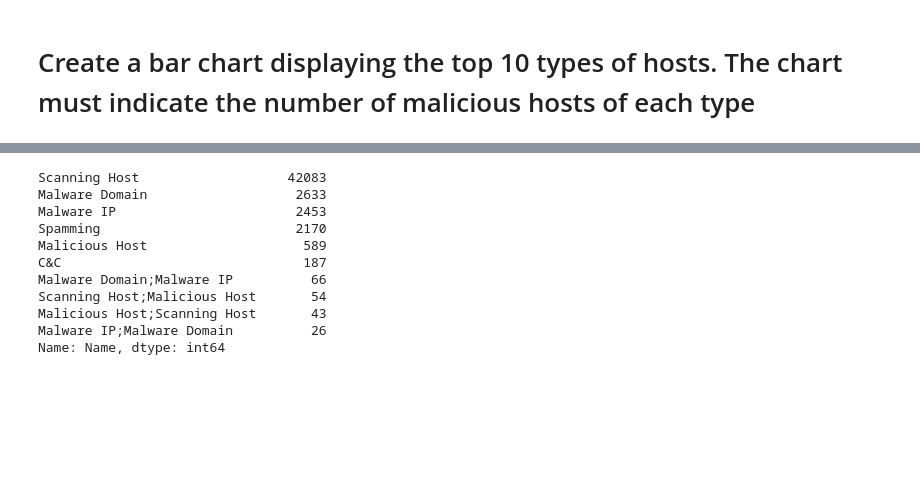
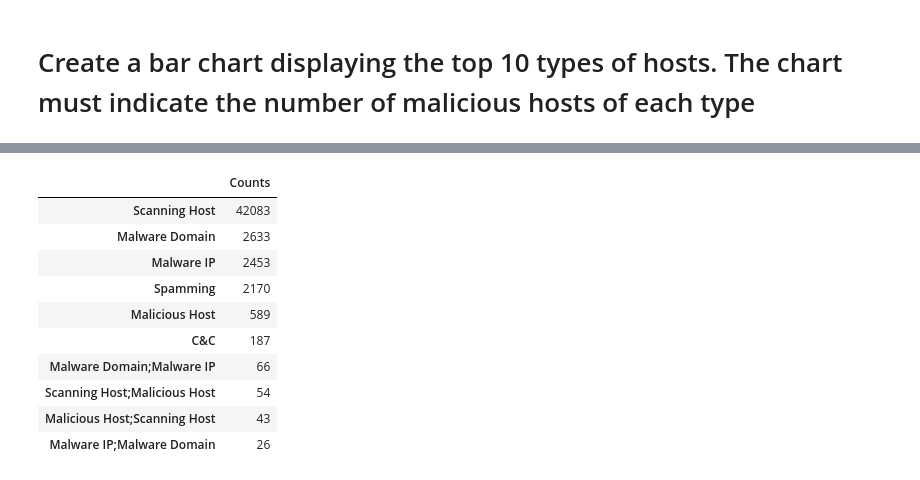
Before and after one commit to sam505/Machine_Learning, a Jupyter notebook: Alien_Vault_Data_Analysis.ipynb, the cells around one changed output, grey strips where cells are left out. Cells and saved outputs as stored; diff of their text form; code cells hidden in the pictures; blank space fills up the shorter version.

```diff
--- a/Alien_Vault_Data_Analysis.ipynb
+++ b/Alien_Vault_Data_Analysis.ipynb
@@ -87,0 +92,11 @@ df_US["Name"].value_counts()[:10].plot(kind='bar', ylabel="Counts", xlabel="Type
+# %%
+hosts = pd.DataFrame(df_US["Name"].value_counts()[:10])
+hosts.columns = ["Counts"]
+fig = go.Figure(data=[go.Bar(
+            x=hosts.index, y=hosts.Counts,
+            text=hosts.Counts,
+            textposition='auto')])
+fig.update_layout(title_text='Bar Plot of Top 10 Types of Malicious Hosts')
+fig.update_xaxes(title_text='Malicious Hosts')
+fig.update_yaxes(title_text='Counts')
+fig.show()
@@ -88,15 +105,15 @@ df_US["Name"].value_counts()[:10].plot(kind='bar', ylabel="Counts", xlabel="Type
 # %%
 # A table of tup 10 types of malicious hosts
-df_US["Name"].value_counts()[:10]
+hosts
 # %% [output]
-Scanning Host                   42083
-Malware Domain                   2633
-Malware IP                       2453
-Spamming                         2170
-Malicious Host                    589
-C&C                               187
-Malware Domain;Malware IP          66
-Scanning Host;Malicious Host       54
-Malicious Host;Scanning Host       43
-Malware IP;Malware Domain          26
-Name: Name, dtype: int64
+|  | Counts |
+| Scanning Host | 42083 |
+| Malware Domain | 2633 |
+| Malware IP | 2453 |
+| Spamming | 2170 |
+| Malicious Host | 589 |
+| C&C | 187 |
+| Malware Domain;Malware IP | 66 |
+| Scanning Host;Malicious Host | 54 |
+| Malicious Host;Scanning Host | 43 |
+| Malware IP;Malware Domain | 26 |
```
Also changed, not shown: parts of 5 cells of this notebook.
